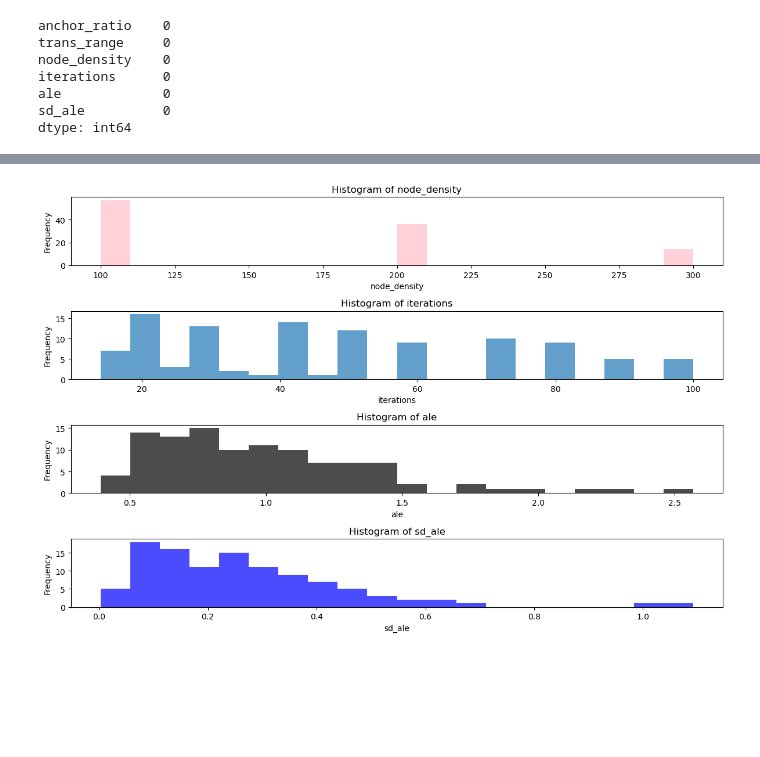
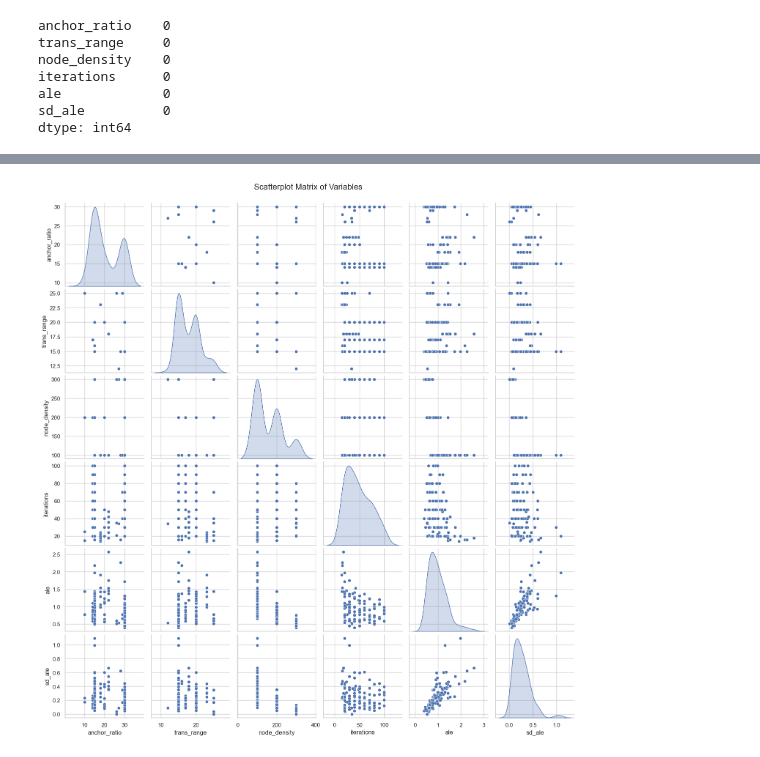
Before and after one commit to Nitesh-kumar7078/multivariate_project, a Jupyter notebook: EDA.ipynb, the cells around one changed output, grey strips where cells are left out. Saved outputs shown, nothing was run; the diff lists cells and outputs as text; code cells hidden in the pictures; blank space fills up the shorter version.

```diff
--- a/EDA.ipynb
+++ b/EDA.ipynb
@@ -26,3 +29,21 @@ iterations      0
 ale             0
 sd_ale          0
 dtype: int64
+# %%
+
+import plotly.subplots as sp
+import plotly.graph_objects as go
+
+# Define your columns (assuming df is already loaded)
+X_columns = ['anchor_ratio', 'trans_range', 'node_density', 'iterations', 'ale', 'sd_ale']
+
+# Create subplots
+fig = sp.make_subplots(rows=3, cols=2, subplot_titles=X_columns)
+
+# Add histograms to subplots
+for i, col in enumerate(X_columns):
+    fig.add_trace(go.Histogram(x=df[col], nbinsx=20), row=i//2+1, col=i%2+1)
+
+# Update layout
+fig.update_layout(height=1300, width=1200, title="Histograms of Variables", showlegend=False)
+fig.show()
@@ -176,31 +77,16 @@ plt.show()
-# %%
-plt.figure(figsize=(12,8))
-plt.subplot(4, 1, 1)
-plt.hist(df['node_density'], bins=20, color='pink', alpha=0.7)
-plt.title('Histogram of node_density')
-plt.xlabel('node_density')
-plt.ylabel('Frequency')
-
-plt.subplot(4, 1, 2)
-plt.hist(df['iterations'], bins=20,  alpha=0.7)
-plt.title('Histogram of iterations')
-plt.xlabel('iterations')
-plt.ylabel('Frequency')
-
-plt.subplot(4, 1, 3)
-plt.hist(df['ale'], bins=20, color='black', alpha=0.7)
-plt.title('Histogram of ale')
-plt.xlabel('ale')
-plt.ylabel('Frequency')
-
-plt.subplot(4, 1, 4)
-plt.hist(df['sd_ale'], bins=20, color='blue', alpha=0.7)
-plt.title('Histogram of sd_ale')
-plt.xlabel('sd_ale')
-plt.ylabel('Frequency')
-
-
-plt.tight_layout()
-plt.show()
-# %% [output]
-[figure, removed]
+# %%
+import seaborn as sns
+import warnings
+warnings.filterwarnings("ignore")
+sns.set(style='whitegrid')
+
+# Create a scatterplot matrix (pairplot)
+pairplot = sns.pairplot(df[X_columns], diag_kind='kde', palette='Set2', markers='o')
+
+# Customizing the plot
+pairplot.fig.suptitle('Scatterplot Matrix of Variables', y=1.02, fontsize=16)
+
+# Show the plot
+plt.show()
+# %% [output]
+[figure, added]
```
Also changed, not shown: parts of 15 cells of this notebook, 1 other file.
